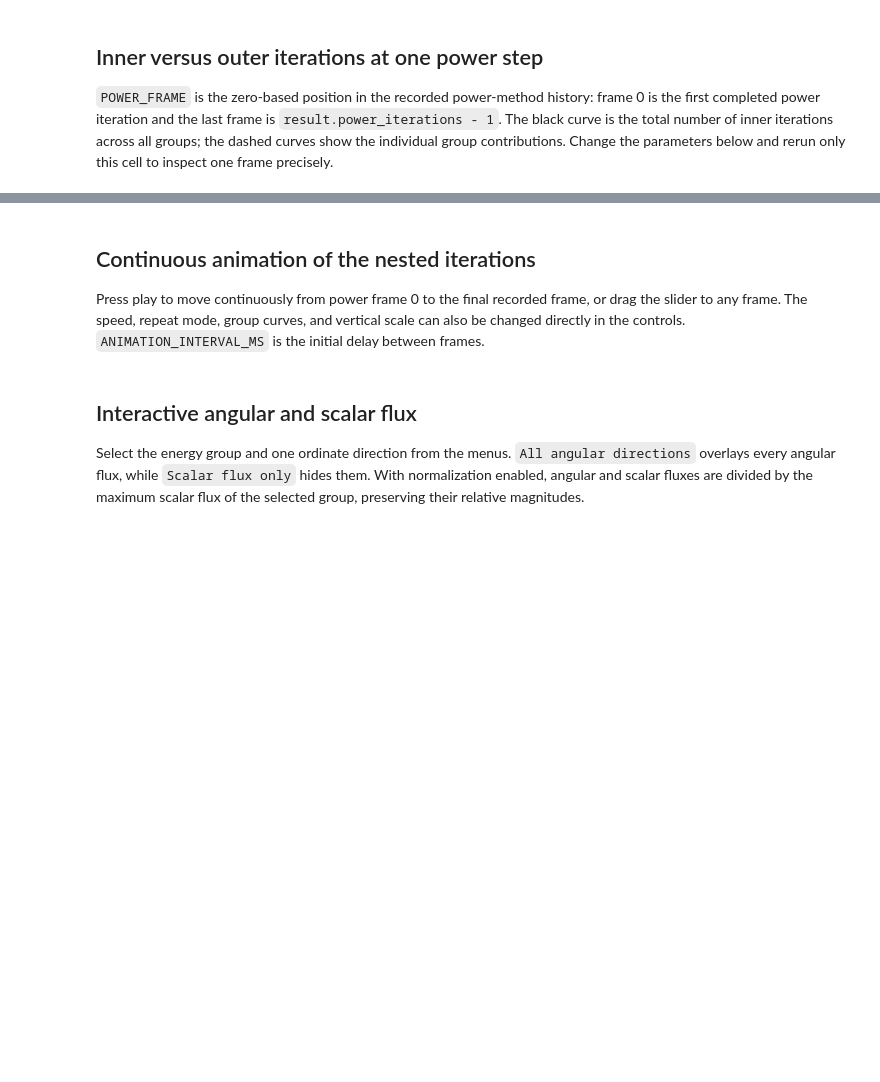
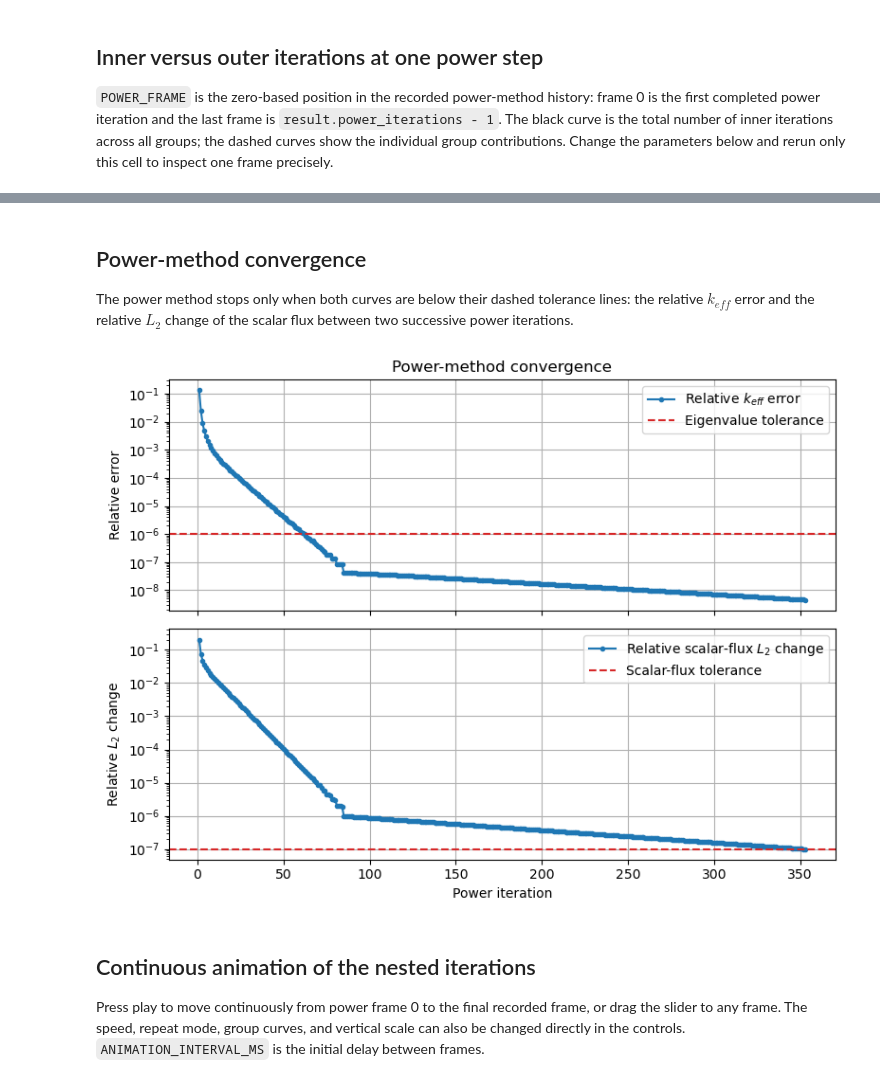
Before and after one commit to nicoloabrate/fission_reactor_physics_and_transport_theory_PoliTO, a Jupyter notebook: Ex_RP_SN_discrete_ordinates/Ex2_homogeneous_one_group.ipynb, the cells around one changed output, grey strips where cells are left out. Saved outputs shown, nothing was run; the diff lists cells and outputs as text; code cells hidden in the pictures; blank space fills up the shorter version.

Commit message:
update notebooks with power iteration history of the scalar flux

```diff
--- a/Ex_RP_SN_discrete_ordinates/Ex2_homogeneous_one_group.ipynb
+++ b/Ex_RP_SN_discrete_ordinates/Ex2_homogeneous_one_group.ipynb
@@ -145,6 +147,32 @@ def inner_iteration_widget(result, initial_frame=0, interval=600,
         widgets.HBox([speed, repeat_control, groups_control, y_limit]),
     ])
     return widgets.VBox([controls, output])
+
+
+def plot_power_convergence(result):
+    # Compare the two stopping indicators of the power method.
+    power_numbers = np.array([step.iteration for step in result.history])
+    keff_errors = np.array([step.keff_error for step in result.history])
+    flux_l2_errors = np.array([step.flux_l2_error for step in result.history])
+
+    fig, (ax_keff, ax_flux) = plt.subplots(
+        2, 1, sharex=True, figsize=(8, 6)
+    )
+    ax_keff.semilogy(power_numbers, keff_errors, 'o-', ms=3,
+                      label=r'Relative $k_{eff}$ error')
+    ax_keff.axhline(result.settings.eigenvalue_tolerance, color='tab:red',
+                    ls='--', label='Eigenvalue tolerance')
+    ax_keff.set(ylabel='Relative error', title='Power-method convergence')
+    ax_keff.legend()
+
+    ax_flux.semilogy(power_numbers, flux_l2_errors, 'o-', ms=3,
+                     label=r'Relative scalar-flux $L_2$ change')
+    ax_flux.axhline(result.settings.power_flux_tolerance, color='tab:red',
+                    ls='--', label='Scalar-flux tolerance')
+    ax_flux.set(xlabel='Power iteration', ylabel='Relative $L_2$ change')
+    ax_flux.legend()
+    fig.tight_layout()
+    return fig, (ax_keff, ax_flux)
 
 
 def plot_angular_and_scalar_flux(result, group=0, direction='all',
@@ -259,6 +287,7 @@ def keff_parameter_study(base_problem, orders, target_widths,
             settings = SNSettings(
                 order=order, inner_tolerance=1e-4, outer_tolerance=5e-4,
                 eigenvalue_tolerance=1e-4,
+                power_flux_tolerance=1e-4,
                 multigroup_warm_start=use_previous_flux,
             )
             values[row, col] = SNSolver(problem, settings).solve_critical().keff
@@ -273,10 +302,12 @@ every group solve from unit angular flux. In the fixed source problem,
 the same switch controls reuse between outer iterations.
 # %%
 USE_PREVIOUS_FLUX_AS_INNER_GUESS = True
+POWER_FLUX_TOLERANCE = 1.0e-7  # Relative scalar-flux L2 tolerance
 
 settings = SNSettings(
     order=4, inner_tolerance=1e-06,
     outer_tolerance=0.0001, eigenvalue_tolerance=1e-06,
+    power_flux_tolerance=POWER_FLUX_TOLERANCE,
     multigroup_warm_start=USE_PREVIOUS_FLUX_AS_INNER_GUESS,
 )
 solver = SNSolver.from_case(
@@ -315,30 +356,19 @@ plot_inner_vs_outer(
 # %% [markdown]
-## Continuous animation of the nested iterations
+## Power-method convergence
 
-Press play to move continuously from power frame 0 to the final
-recorded frame, or drag the slider to any frame. The speed, repeat
-mode, group curves, and vertical scale can also be changed directly
-in the controls. `ANIMATION_INTERVAL_MS` is the initial delay between
-frames.
+The power method stops only when both curves are below their dashed
+tolerance lines: the relative $k_{eff}$ error and the relative $L_2$
+change of the scalar flux between two successive power iterations.
 # %%
-ANIMATION_INTERVAL_MS = 600
-ANIMATION_REPEAT = True
-
-iteration_explorer = inner_iteration_widget(
-    result,
-    initial_frame=POWER_FRAME,
-    interval=ANIMATION_INTERVAL_MS,
-    repeat=ANIMATION_REPEAT,
-    show_groups=SHOW_GROUP_COUNTS,
-    y_max=INNER_Y_MAX,
-)
-display(iteration_explorer)
+plot_power_convergence(result);
+# %% [output]
+[figure, added]
 # %% [markdown]
-## Interactive angular and scalar flux
+## Continuous animation of the nested iterations
 
-Select the energy group and one ordinate direction from the menus.
-`All angular directions` overlays every angular flux, while
-`Scalar flux only` hides them. With normalization enabled, angular and
-scalar fluxes are divided by the maximum scalar flux of the selected
-group, preserving their relative magnitudes.
+Press play to move continuously from power frame 0 to the final
+recorded frame, or drag the slider to any frame. The speed, repeat
+mode, group curves, and vertical scale can also be changed directly
+in the controls. `ANIMATION_INTERVAL_MS` is the initial delay between
+frames.
 # %%
```
Also changed, not shown: parts of 8 cells of this notebook, 2 other files.
